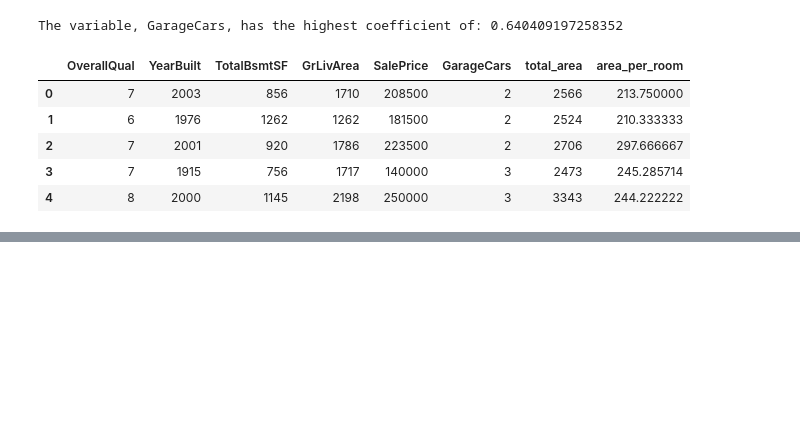
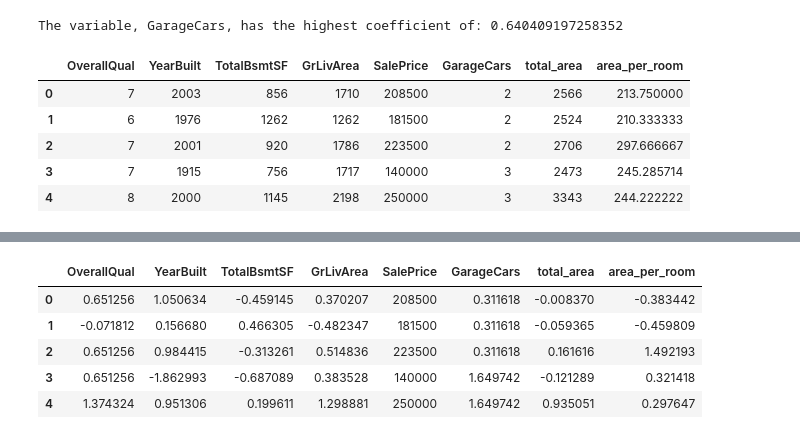
Before and after one commit to esm2000/ds_coursework_python, a Jupyter notebook: cmp_464/housing_project/part2.ipynb, the cells around one changed output, grey strips where cells are left out. Saved outputs shown, nothing was run; the diff lists cells and outputs as text; code cells hidden in the pictures; blank space fills up the shorter version.

```diff
--- a/cmp_464/housing_project/part2.ipynb
+++ b/cmp_464/housing_project/part2.ipynb
@@ -57,0 +87,9 @@ housing_final.head()
+# %%
+housing_final.head()
+# %% [output]
+|  | OverallQual | YearBuilt | TotalBsmtSF | GrLivArea | SalePrice | GarageCars | total_area | area_per_room |
+| 0 | 0.651256 | 1.050634 | -0.459145 | 0.370207 | 208500 | 0.311618 | -0.008370 | -0.383442 |
+| 1 | -0.071812 | 0.156680 | 0.466305 | -0.482347 | 181500 | 0.311618 | -0.059365 | -0.459809 |
+| 2 | 0.651256 | 0.984415 | -0.313261 | 0.514836 | 223500 | 0.311618 | 0.161616 | 1.492193 |
+| 3 | 0.651256 | -1.862993 | -0.687089 | 0.383528 | 140000 | 1.649742 | -0.121289 | 0.321418 |
+| 4 | 1.374324 | 0.951306 | 0.199611 | 1.298881 | 250000 | 1.649742 | 0.935051 | 0.297647 |
```
Also changed, not shown: parts of 11 cells of this notebook.
